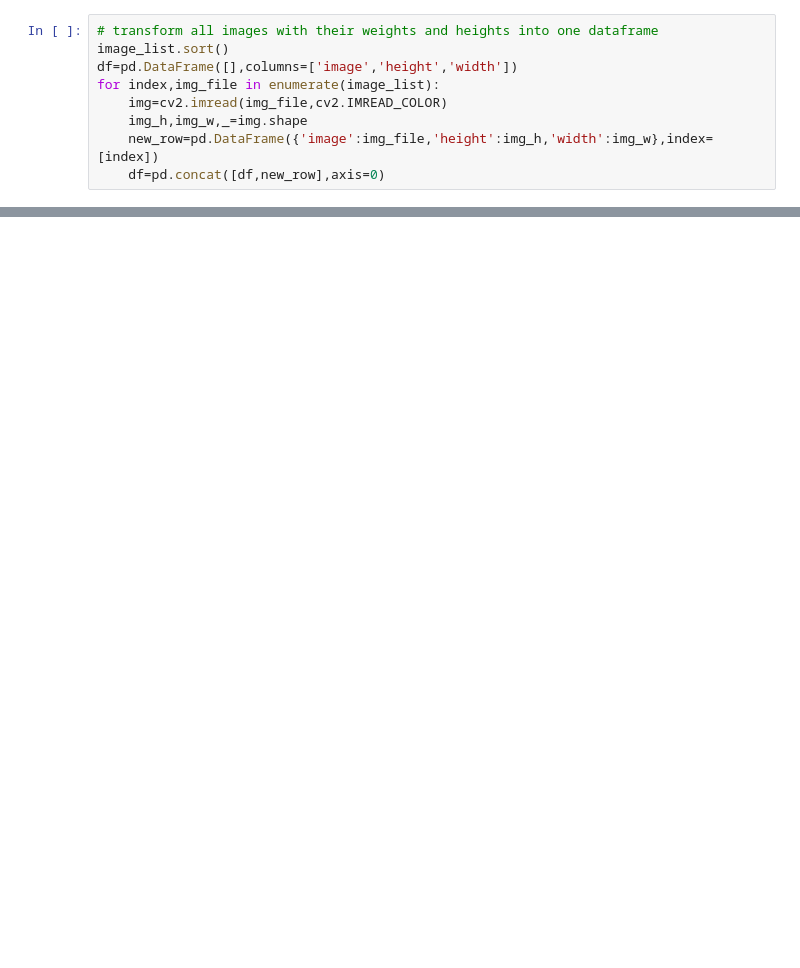
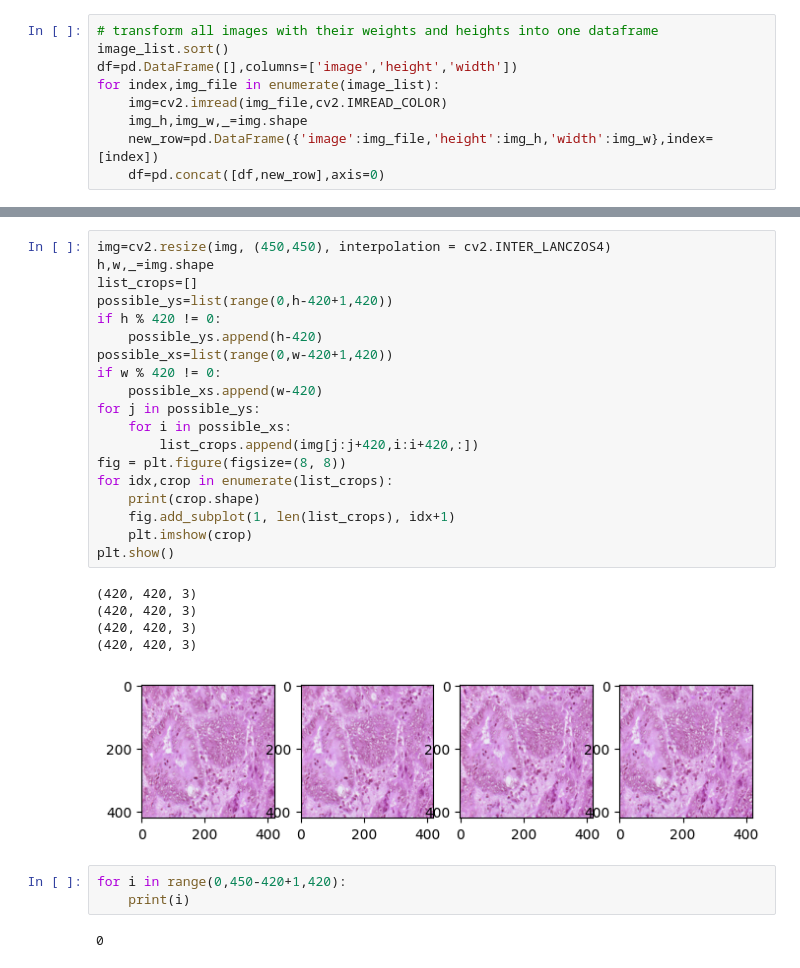
Before and after one commit to MohamedAmineDHIAB/guided_self-attention_for_vision_transformer, a Jupyter notebook: notebooks/data_processing.ipynb, the cells around one changed output, grey strips where cells are left out. Saved outputs shown, nothing was run; the diff lists cells and outputs as text; blank space fills up the shorter version.

```diff
--- a/notebooks/data_processing.ipynb
+++ b/notebooks/data_processing.ipynb
@@ -42,0 +83,30 @@ df[df.width==df.width.min()]
+# %%
+img=cv2.resize(img, (450,450), interpolation = cv2.INTER_LANCZOS4)
+h,w,_=img.shape
+list_crops=[]
+possible_ys=list(range(0,h-420+1,420))
+if h % 420 != 0:
+    possible_ys.append(h-420)
+possible_xs=list(range(0,w-420+1,420))
+if w % 420 != 0:
+    possible_xs.append(w-420)
+for j in possible_ys:
+    for i in possible_xs:
+        list_crops.append(img[j:j+420,i:i+420,:])
+fig = plt.figure(figsize=(8, 8))
+for idx,crop in enumerate(list_crops):
+    print(crop.shape)
+    fig.add_subplot(1, len(list_crops), idx+1)
+    plt.imshow(crop)
+plt.show()
+# %% [output]
+(420, 420, 3)
+(420, 420, 3)
+(420, 420, 3)
+(420, 420, 3)
+[figure, added]
+# %%
+for i in range(0,450-420+1,420):
+    print(i)
+# %% [output]
+0
```
Also changed, not shown: parts of 6 cells of this notebook, 13 other files.
